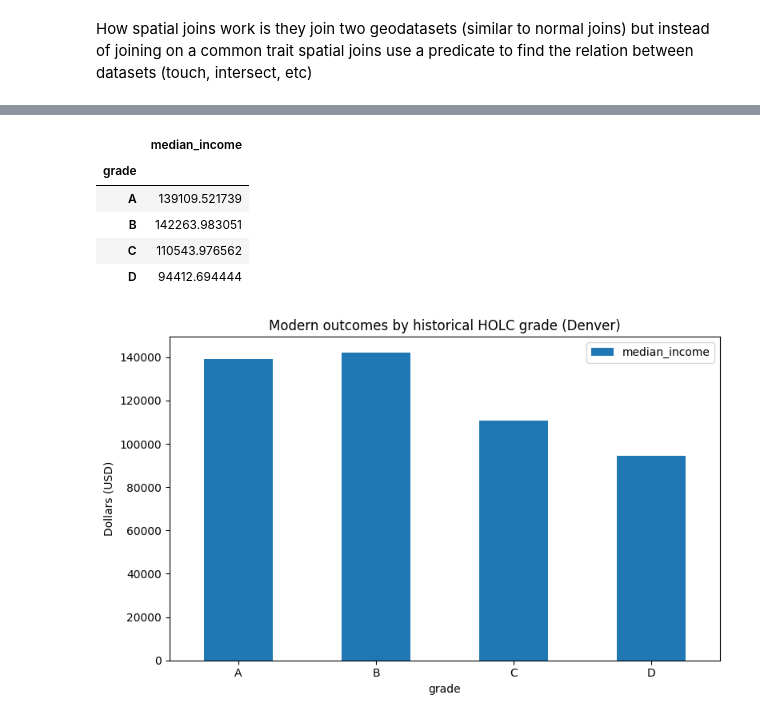
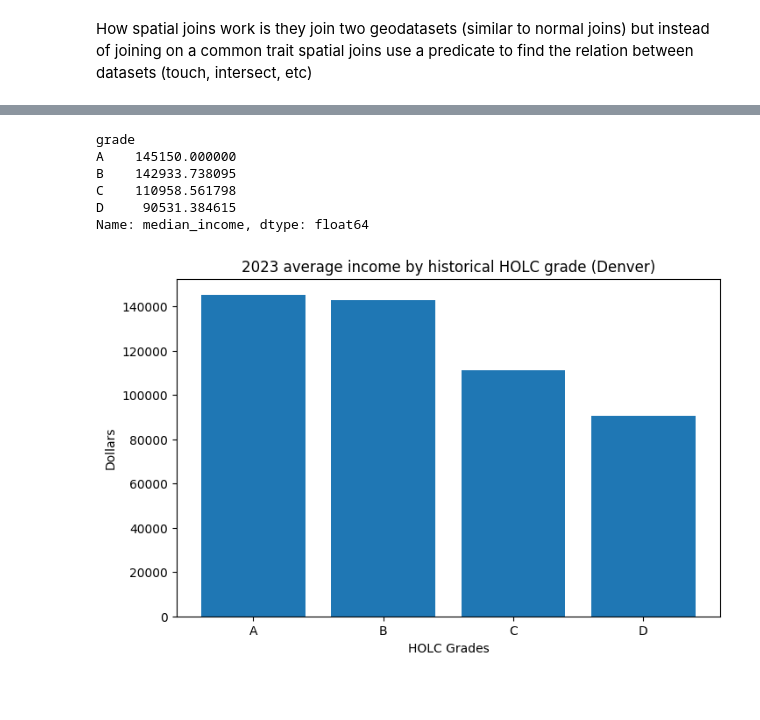
Before and after one commit to edde4107/INFO-2201-Final-Project, a Jupyter notebook: EDA.ipynb, the cells around one changed output, grey strips where cells are left out. Drawn from its saved outputs; the diff is of its cells as text; code cells hidden in the pictures; blank space fills up the shorter version.

```diff
--- a/EDA.ipynb
+++ b/EDA.ipynb
@@ -681,10 +742,19 @@ How spatial joins work is they join two geodatasets (similar to normal joins) bu
+# %%
+holc["holc_geom"] = holc["geometry"]
 # %%
 joined = gdp.sjoin(
     tracts, #left
-    holc[["grade", "geometry"]], #right. Only add grade and geomotry to tracts data
+    holc[["grade", "geometry", "holc_geom"]], #right. Only add grade and geomotry to tracts data
     how="inner",
-    predicate="intersects"
+    predicate="intersects",
 )
+
+# above is all we really need for the join
+# below is where we start doing tricks on it
+
+joined['intersection_geometry'] = joined['geometry'].intersection(joined['holc_geom'])
+joined['area_overlapped'] = joined['intersection_geometry'].area
+joined = joined.drop(columns=['intersection_geometry', 'holc_geom'])
 joined.head()
 # %% [output]
 |  | STATEFP | COUNTYFP | TRACTCE | GEOID | GEOIDFQ | NAME | NAMELSAD | MTFCC | FUNCSTAT | ALAND | AWATER | ... |
@@ -696,3 +810,5 @@ joined.head()
+# %%
+joined = joined.loc[joined["area_overlapped"]>=18000]
 # %%
 joined["median_income"] = pd.to_numeric(joined["median_income"]) #was freaking out since it auto cast to string
 # %%
@@ -706,29 +822,20 @@ A     23
 Name: count, dtype: int64
 # %%
-cols = ["median_income"]  # adapt to your actual column names
-
-summary = (
-    joined
-    .groupby("grade")[cols]
-    .mean()   # could also use .mean()
-    .sort_index()
-)
-
+summary = joined.groupby("grade")["median_income"].mean().sort_index() #sort index to return a new df instead of a weird series or smth
 summary
 # %% [output]
-|  | median_income |
-| grade |  |
-| A | 139109.521739 |
-| B | 142263.983051 |
-| C | 110543.976562 |
-| D | 94412.694444 |
+grade
+A    145150.000000
+B    142933.738095
+C    110958.561798
+D     90531.384615
+Name: median_income, dtype: float64
 # %%
-import matplotlib.pyplot as plt
-
-ax = summary.plot(kind="bar", figsize=(8,5), rot=0)
-ax.set_title("Modern outcomes by historical HOLC grade (Denver)")
-ax.set_ylabel("Dollars (USD)")
-plt.tight_layout()
+plt.figure(figsize=(8,5))
+plt.bar(x=summary.index, height=summary.values)
+plt.title("2023 average income by historical HOLC grade (Denver)")
+plt.xlabel("HOLC Grades")
+plt.ylabel("Dollars")
 plt.show()
 # %% [output]
-[figure, old version]
+[figure, new version]
```
Also changed, not shown: parts of 56 cells of this notebook, 6 other files.
